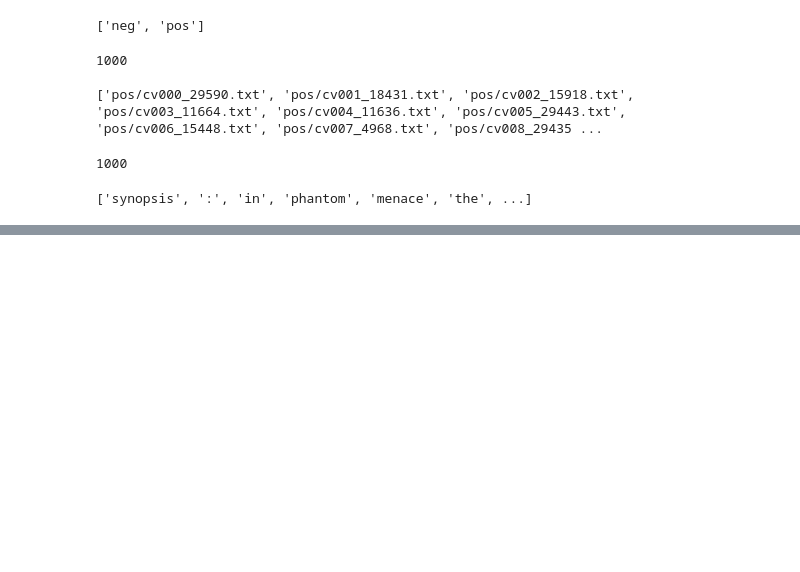
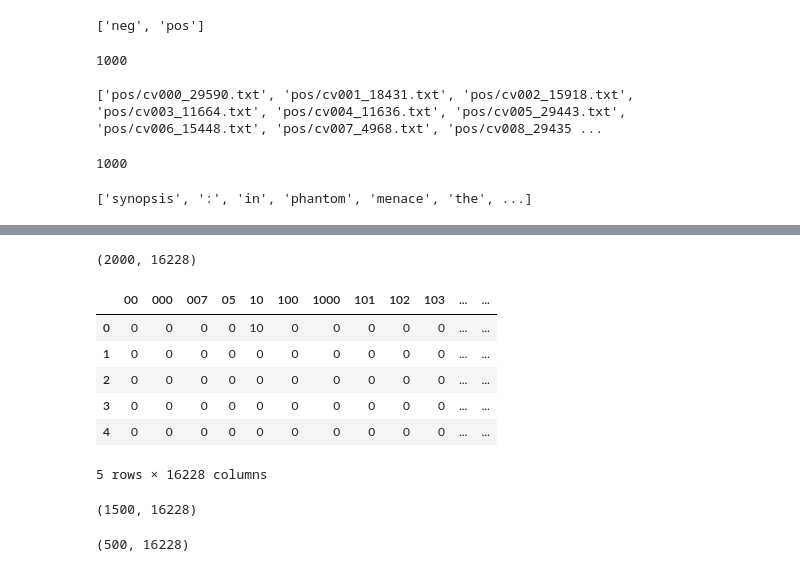
Before and after one commit to omwaga/NLP-and-Text-Mining, a Jupyter notebook: Text Mining and MLP.ipynb, the cells around one changed output, grey strips where cells are left out. Saved outputs shown, nothing was run; the diff lists cells and outputs as text; code cells hidden in the pictures; blank space fills up the shorter version.

```diff
--- a/Text Mining and MLP.ipynb
+++ b/Text Mining and MLP.ipynb
@@ -417,0 +476,4 @@ rev_list = []
+# %%
+count_vect = CountVectorizer(lowercase=True,stop_words='english',min_df=2)
+# %%
+X_count_vect = count_vect.fit_transform(rev_list)
@@ -417,0 +484,3 @@ rev_list = []
+# %%
+X_names = count_vect.get_feature_names()
+X_names
@@ -417,0 +505,16 @@ rev_list = []
+# %%
+X_count_vect = pd.DataFrame(X_count_vect.toarray(), columns=X_names)
+# %%
+X_count_vect.shape
+# %% [output]
+(2000, 16228)
+# %%
+X_count_vect.head()
+# %% [output]
+|  | 00 | 000 | 007 | 05 | 10 | 100 | 1000 | 101 | 102 | 103 | ... | ... |
+| 0 | 0 | 0 | 0 | 0 | 10 | 0 | 0 | 0 | 0 | 0 | ... | ... |
+| 1 | 0 | 0 | 0 | 0 | 0 | 0 | 0 | 0 | 0 | 0 | ... | ... |
+| 2 | 0 | 0 | 0 | 0 | 0 | 0 | 0 | 0 | 0 | 0 | ... | ... |
+| 3 | 0 | 0 | 0 | 0 | 0 | 0 | 0 | 0 | 0 | 0 | ... | ... |
+| 4 | 0 | 0 | 0 | 0 | 0 | 0 | 0 | 0 | 0 | 0 | ... | ... |
+5 rows × 16228 columns
@@ -417,0 +527,8 @@ rev_list = []
+# %%
+X_train_cv.shape
+# %% [output]
+(1500, 16228)
+# %%
+X_test_cv.shape
+# %% [output]
+(500, 16228)
```
Also changed, not shown: parts of 26 cells of this notebook.
